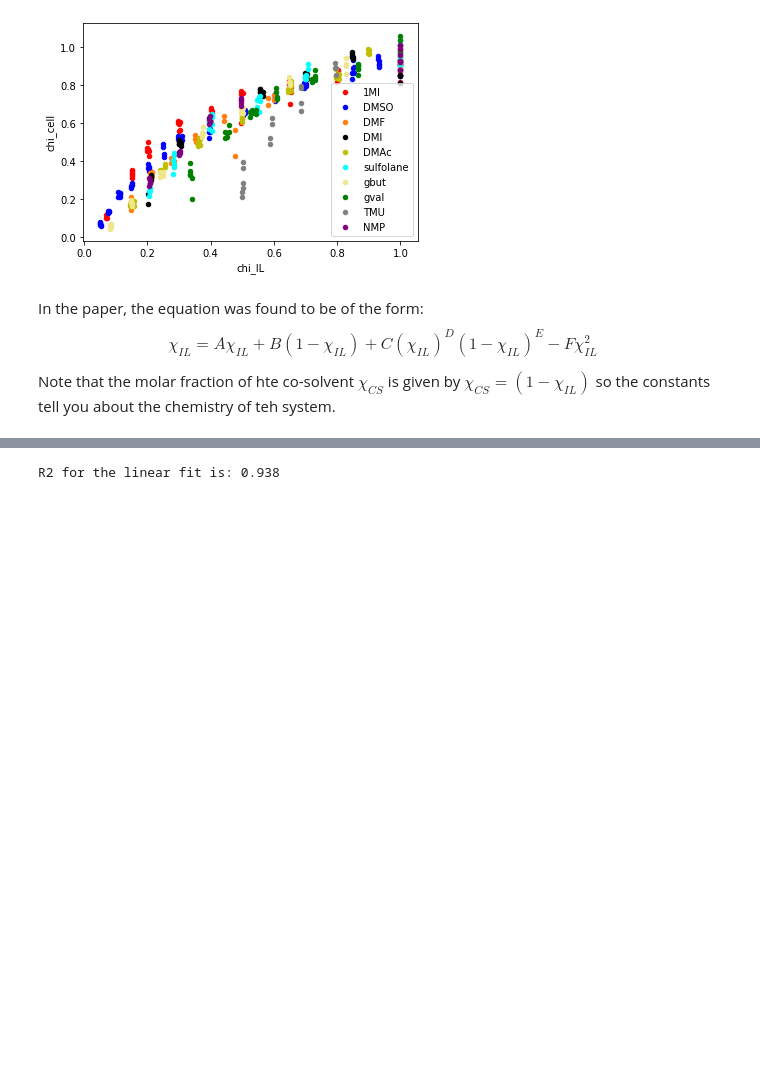
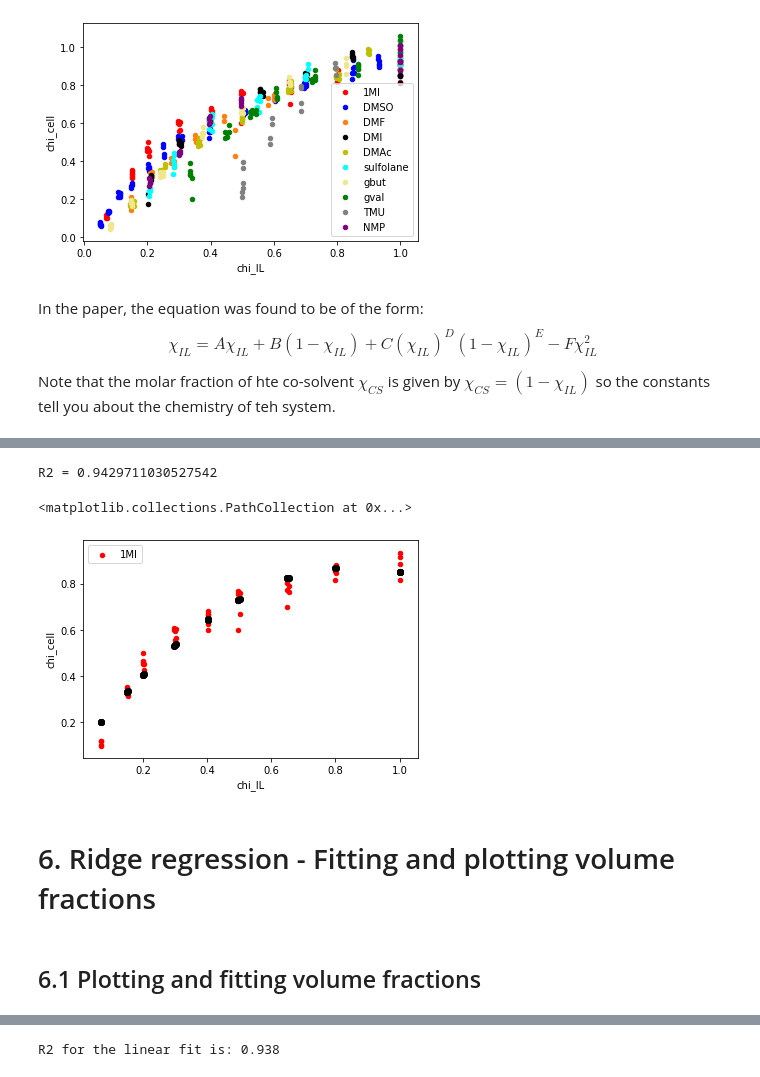
Before and after one commit to Willjterwright/Machine_learning_for_chemists, a Jupyter notebook: Regression_Cellulose.ipynb, the cells around one changed output, grey strips where cells are left out. Cells and saved outputs as stored; diff of their text form; code cells hidden in the pictures; blank space fills up the shorter version.

```diff
--- a/Regression_Cellulose.ipynb
+++ b/Regression_Cellulose.ipynb
@@ -838,0 +766,22 @@ R2linear = model.score(df1MI[["vol_frac_IL"]], df1MI["chi_cell"])
+# %%
+data =pd.DataFrame({
+    'A-term': chi1MI['chi_IL'],
+    'B-term': 1-chi1MI['chi_IL'],
+'F-term': chi1MI['chi_IL']})
+# %%
+poly_model = make_pipeline(PolynomialFeatures(2), LinearRegression())
+poly_model.fit(data, chi1MI['chi_cell'])
+print("R2 = {}".format(poly_model.score(data, chi1MI['chi_cell'])))
+
+yfit = poly_model.predict(data)
+
+ax = chi1MI.plot.scatter("chi_IL","chi_cell", c='r', label='1MI')
+plt.scatter(chi1MI['chi_IL'], yfit, color="black")
+# %% [output]
+R2 = 0.9429711030527542
+<matplotlib.collections.PathCollection at 0x...>
+[figure, added]
+# %% [markdown]
+# 6. Ridge regression - Fitting and plotting volume fractions
+# %% [markdown]
+## 6.1 Plotting and fitting volume fractions
```
Also changed, not shown: parts of 107 cells of this notebook, 1 other file.
